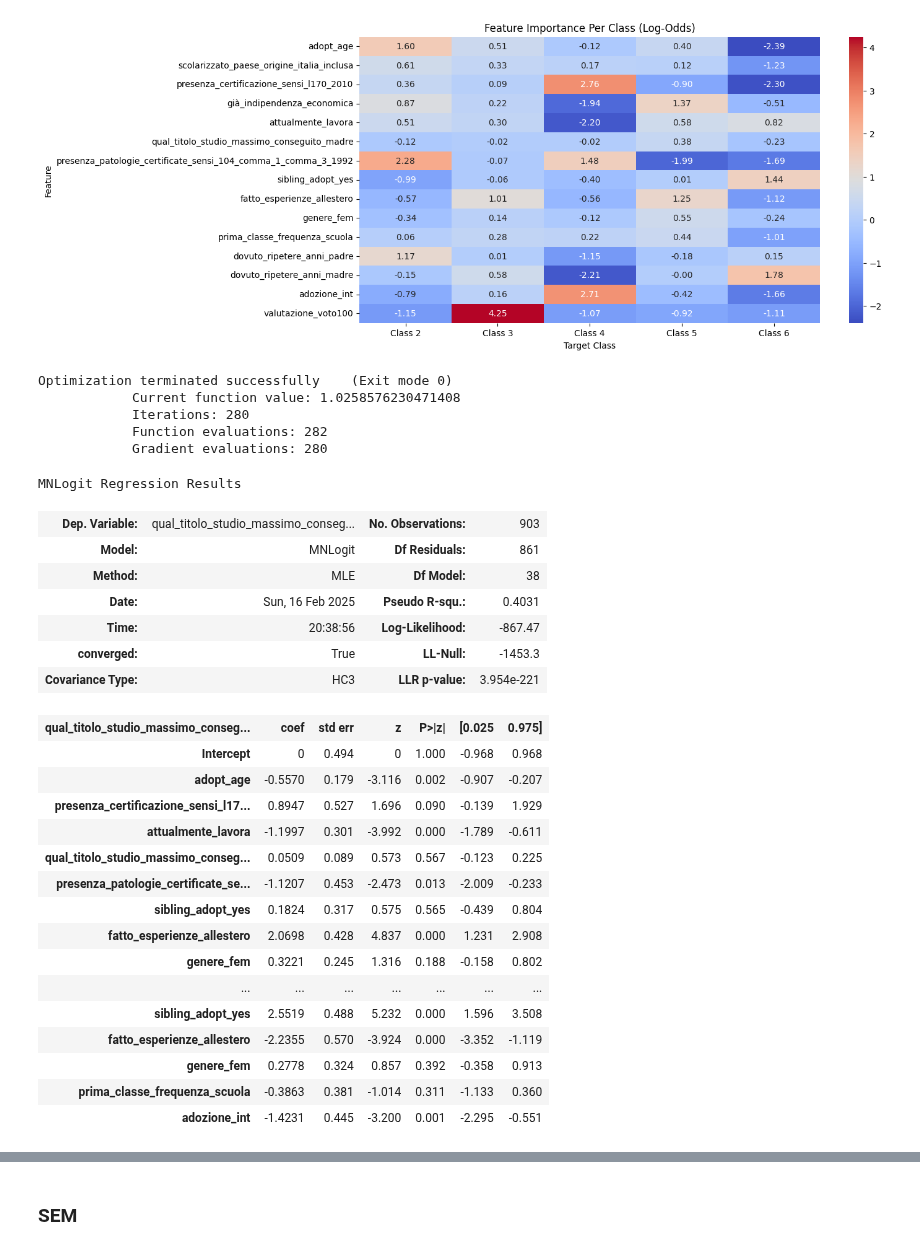
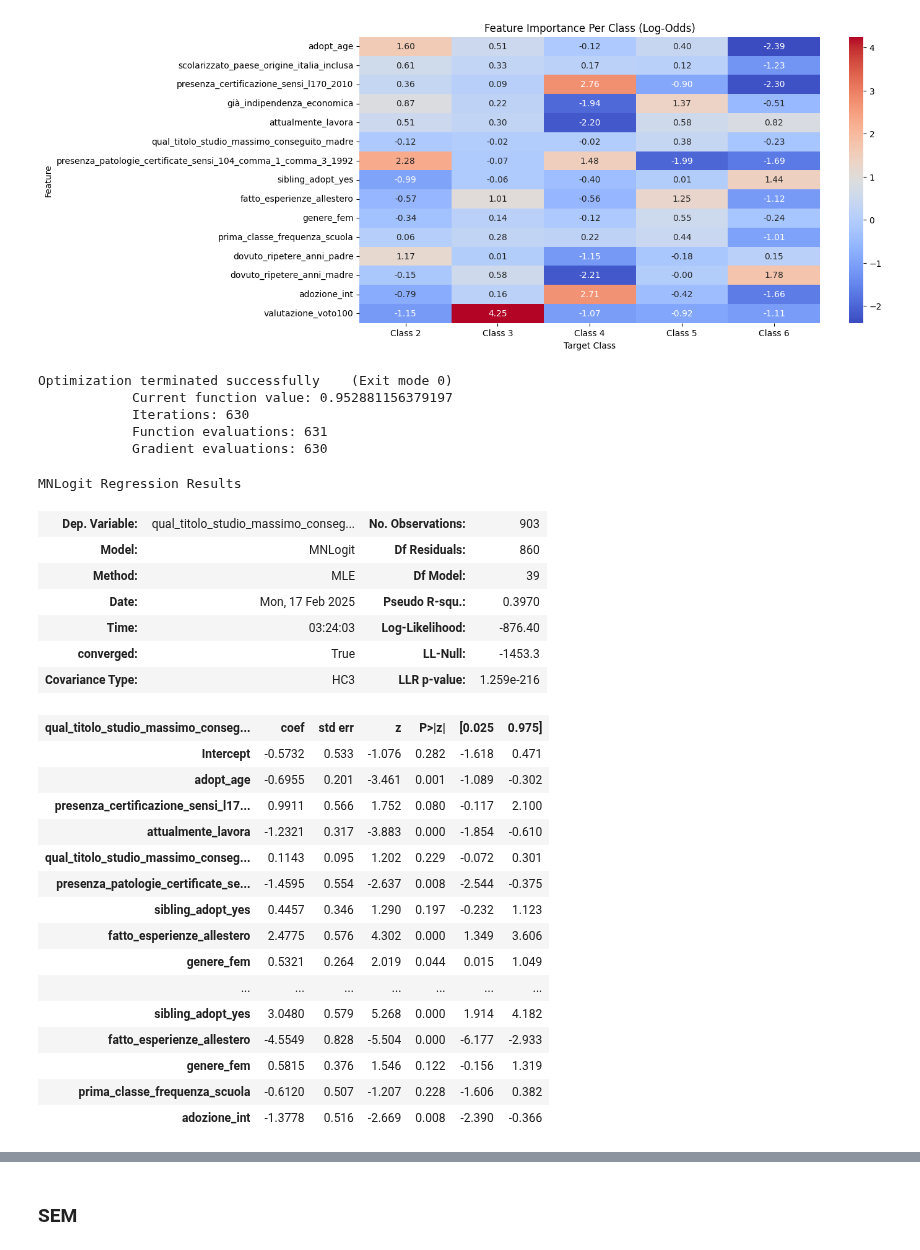
Before and after one commit to arina19-2000/unimi, a Jupyter notebook: tesi/adult_dataset.ipynb, the cells around one changed output, grey strips where cells are left out. Drawn from its saved outputs; the diff is of its cells as text; code cells hidden in the pictures.

```diff
--- a/tesi/adult_dataset.ipynb
+++ b/tesi/adult_dataset.ipynb
@@ -725,49 +762,49 @@ plt.show()
 # %%
 model_eqn = "qual_titolo_studio_massimo_conseguito ~ " + " + ".join([
     "adopt_age",
     "presenza_certificazione_sensi_l170_2010",
     "attualmente_lavora",
     "qual_titolo_studio_massimo_conseguito_madre",
     "presenza_patologie_certificate_sensi_104_comma_1_comma_3_1992",
     "sibling_adopt_yes",
     "fatto_esperienze_allestero",
     "genere_fem",
     "prima_classe_frequenza_scuola",
     "adozione_int"
 ])
 model = sm.MNLogit.from_formula(model_eqn, resampled_df).fit_regularized(
-    method="l1", alpha=1,maxiter=18000, cov_type="HC3")
+    method="l1", alpha=0.1,maxiter=18000, cov_type="HC3")
 model.summary()
 # %% [output]
 Optimization terminated successfully    (Exit mode 0)
-            Current function value: 1.0258576230471408
-            Iterations: 280
-            Function evaluations: 282
-            Gradient evaluations: 280
+            Current function value: 0.952881156379197
+            Iterations: 630
+            Function evaluations: 631
+            Gradient evaluations: 630
 MNLogit Regression Results
 | Dep. Variable: | qual_titolo_studio_massimo_conseg... | No. Observations: | 903 |
-| Model: | MNLogit | Df Residuals: | 861 |
-| Method: | MLE | Df Model: | 38 |
-| Date: | Sun, 16 Feb 2025 | Pseudo R-squ.: | 0.4031 |
-| Time: | 20:38:56 | Log-Likelihood: | -867.47 |
+| Model: | MNLogit | Df Residuals: | 860 |
+| Method: | MLE | Df Model: | 39 |
+| Date: | Mon, 17 Feb 2025 | Pseudo R-squ.: | 0.3970 |
+| Time: | 03:24:03 | Log-Likelihood: | -876.40 |
 | converged: | True | LL-Null: | -1453.3 |
-| Covariance Type: | HC3 | LLR p-value: | 3.954e-221 |
+| Covariance Type: | HC3 | LLR p-value: | 1.259e-216 |
 | qual_titolo_studio_massimo_conseg... | coef | std err | z | P>|z| | [0.025 | 0.975] |
-| Intercept | 0 | 0.494 | 0 | 1.000 | -0.968 | 0.968 |
-| adopt_age | -0.5570 | 0.179 | -3.116 | 0.002 | -0.907 | -0.207 |
-| presenza_certificazione_sensi_l17... | 0.8947 | 0.527 | 1.696 | 0.090 | -0.139 | 1.929 |
-| attualmente_lavora | -1.1997 | 0.301 | -3.992 | 0.000 | -1.789 | -0.611 |
-| qual_titolo_studio_massimo_conseg... | 0.0509 | 0.089 | 0.573 | 0.567 | -0.123 | 0.225 |
-| presenza_patologie_certificate_se... | -1.1207 | 0.453 | -2.473 | 0.013 | -2.009 | -0.233 |
-| sibling_adopt_yes | 0.1824 | 0.317 | 0.575 | 0.565 | -0.439 | 0.804 |
-| fatto_esperienze_allestero | 2.0698 | 0.428 | 4.837 | 0.000 | 1.231 | 2.908 |
-| genere_fem | 0.3221 | 0.245 | 1.316 | 0.188 | -0.158 | 0.802 |
+| Intercept | -0.5732 | 0.533 | -1.076 | 0.282 | -1.618 | 0.471 |
+| adopt_age | -0.6955 | 0.201 | -3.461 | 0.001 | -1.089 | -0.302 |
+| presenza_certificazione_sensi_l17... | 0.9911 | 0.566 | 1.752 | 0.080 | -0.117 | 2.100 |
+| attualmente_lavora | -1.2321 | 0.317 | -3.883 | 0.000 | -1.854 | -0.610 |
+| qual_titolo_studio_massimo_conseg... | 0.1143 | 0.095 | 1.202 | 0.229 | -0.072 | 0.301 |
+| presenza_patologie_certificate_se... | -1.4595 | 0.554 | -2.637 | 0.008 | -2.544 | -0.375 |
+| sibling_adopt_yes | 0.4457 | 0.346 | 1.290 | 0.197 | -0.232 | 1.123 |
+| fatto_esperienze_allestero | 2.4775 | 0.576 | 4.302 | 0.000 | 1.349 | 3.606 |
+| genere_fem | 0.5321 | 0.264 | 2.019 | 0.044 | 0.015 | 1.049 |
 | ... | ... | ... | ... | ... | ... | ... |
-| sibling_adopt_yes | 2.5519 | 0.488 | 5.232 | 0.000 | 1.596 | 3.508 |
-| fatto_esperienze_allestero | -2.2355 | 0.570 | -3.924 | 0.000 | -3.352 | -1.119 |
-| genere_fem | 0.2778 | 0.324 | 0.857 | 0.392 | -0.358 | 0.913 |
-| prima_classe_frequenza_scuola | -0.3863 | 0.381 | -1.014 | 0.311 | -1.133 | 0.360 |
-| adozione_int | -1.4231 | 0.445 | -3.200 | 0.001 | -2.295 | -0.551 |
+| sibling_adopt_yes | 3.0480 | 0.579 | 5.268 | 0.000 | 1.914 | 4.182 |
+| fatto_esperienze_allestero | -4.5549 | 0.828 | -5.504 | 0.000 | -6.177 | -2.933 |
+| genere_fem | 0.5815 | 0.376 | 1.546 | 0.122 | -0.156 | 1.319 |
+| prima_classe_frequenza_scuola | -0.6120 | 0.507 | -1.207 | 0.228 | -1.606 | 0.382 |
+| adozione_int | -1.3778 | 0.516 | -2.669 | 0.008 | -2.390 | -0.366 |
 # %%
 model_eqn = "qual_titolo_studio_massimo_conseguito ~ " + " + ".join([
     "adopt_age",
```
Also changed, not shown: parts of 5 cells of this notebook.
